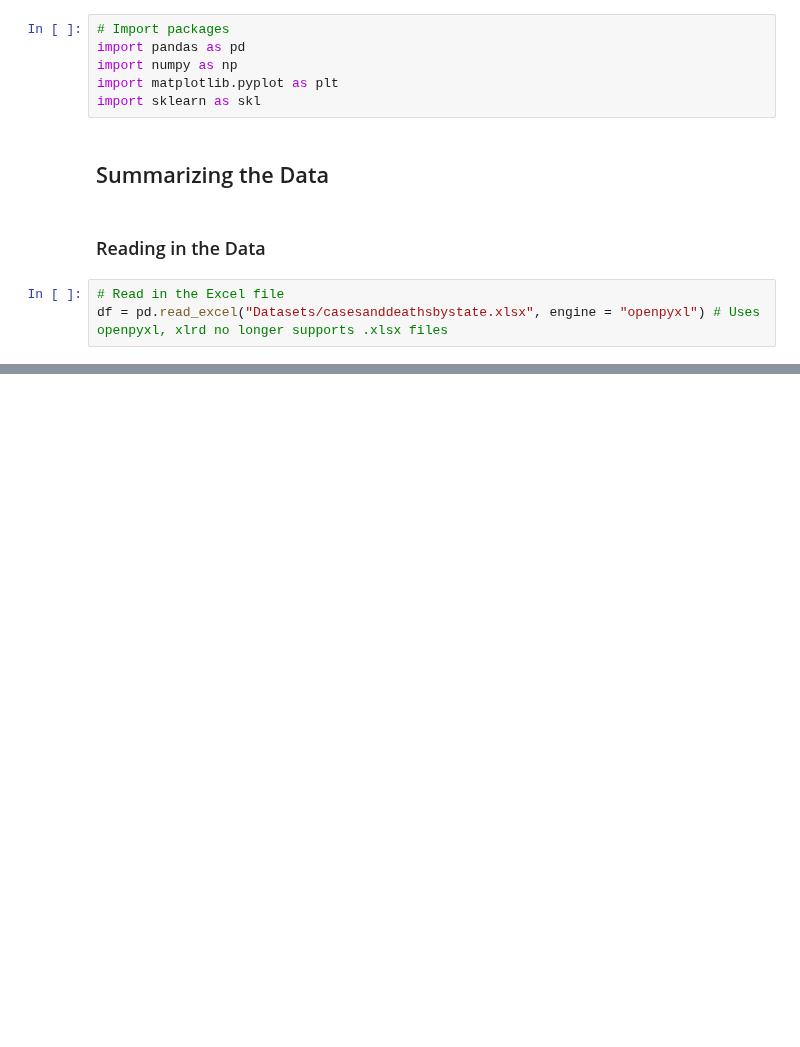
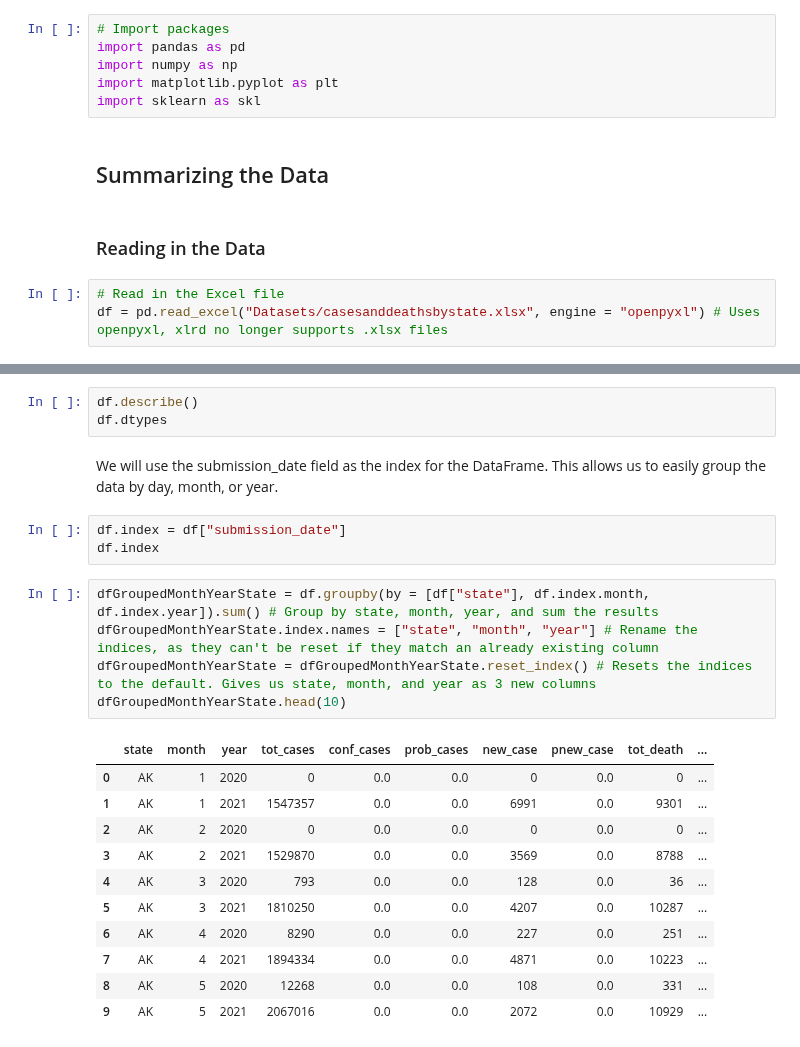
Before and after one commit to arquillen-py/jupyter-books, a Jupyter notebook: covidky.ipynb, the cells around one changed output, grey strips where cells are left out. Cells and saved outputs as stored; diff of their text form; blank space fills up the shorter version.

```diff
--- a/covidky.ipynb
+++ b/covidky.ipynb
@@ -51 +61,26 @@ display(df.tail(5)) # Tail rather than head; the first rows in the data start on
+# %%
+df.describe()
+df.dtypes
+# %% [markdown]
+We will use the submission_date field as the index for the DataFrame. This allows us to easily group the data by day, month, or year.
+# %%
+df.index = df["submission_date"]
+df.index
+# %%
+dfGroupedMonthYearState = df.groupby(by = [df["state"], df.index.month, df.index.year]).sum() # Group by state, month, year, and sum the results
+dfGroupedMonthYearState.index.names = ["state", "month", "year"] # Rename the indices, as they can't be reset if they match an already existing column
+dfGroupedMonthYearState = dfGroupedMonthYearState.reset_index() # Resets the indices to the default. Gives us state, month, and year as 3 new columns
+dfGroupedMonthYearState.head(10)
+# %% [output]
+|  | state | month | year | tot_cases | conf_cases | prob_cases | new_case | pnew_case | tot_death | ... |
+| 0 | AK | 1 | 2020 | 0 | 0.0 | 0.0 | 0 | 0.0 | 0 | ... |
+| 1 | AK | 1 | 2021 | 1547357 | 0.0 | 0.0 | 6991 | 0.0 | 9301 | ... |
+| 2 | AK | 2 | 2020 | 0 | 0.0 | 0.0 | 0 | 0.0 | 0 | ... |
+| 3 | AK | 2 | 2021 | 1529870 | 0.0 | 0.0 | 3569 | 0.0 | 8788 | ... |
+| 4 | AK | 3 | 2020 | 793 | 0.0 | 0.0 | 128 | 0.0 | 36 | ... |
+| 5 | AK | 3 | 2021 | 1810250 | 0.0 | 0.0 | 4207 | 0.0 | 10287 | ... |
+| 6 | AK | 4 | 2020 | 8290 | 0.0 | 0.0 | 227 | 0.0 | 251 | ... |
+| 7 | AK | 4 | 2021 | 1894334 | 0.0 | 0.0 | 4871 | 0.0 | 10223 | ... |
+| 8 | AK | 5 | 2020 | 12268 | 0.0 | 0.0 | 108 | 0.0 | 331 | ... |
+| 9 | AK | 5 | 2021 | 2067016 | 0.0 | 0.0 | 2072 | 0.0 | 10929 | ... |
 # %%
```
Also changed, not shown: parts of 8 cells of this notebook, 1 other file.
